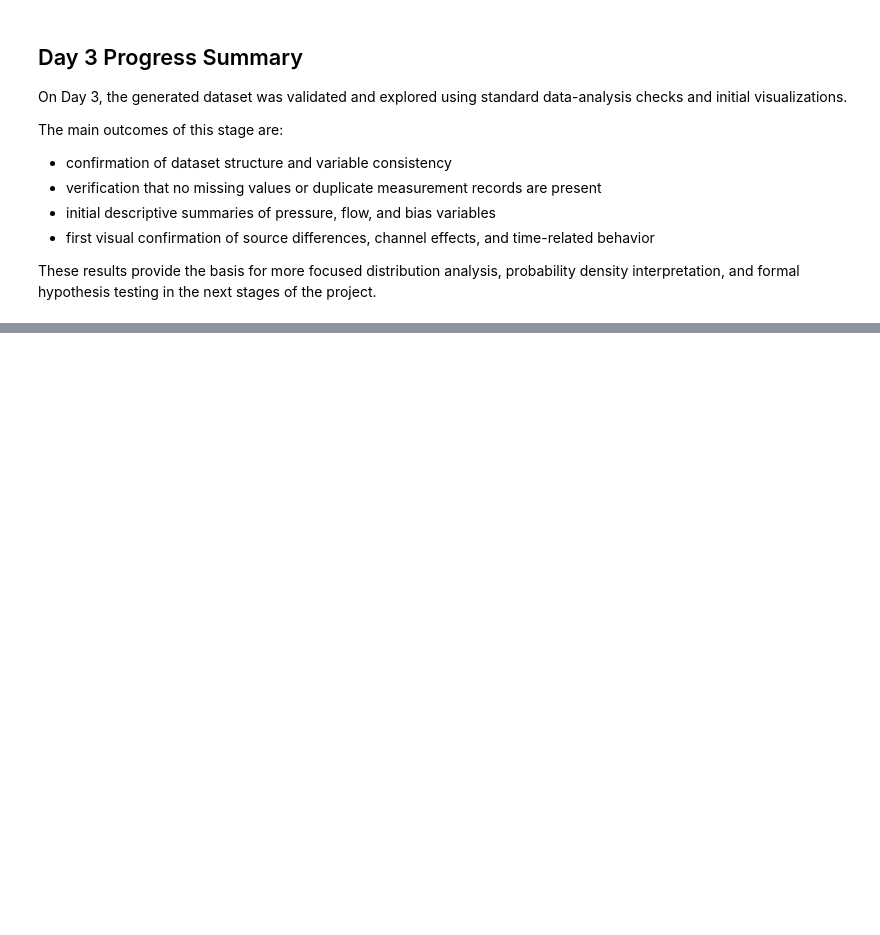
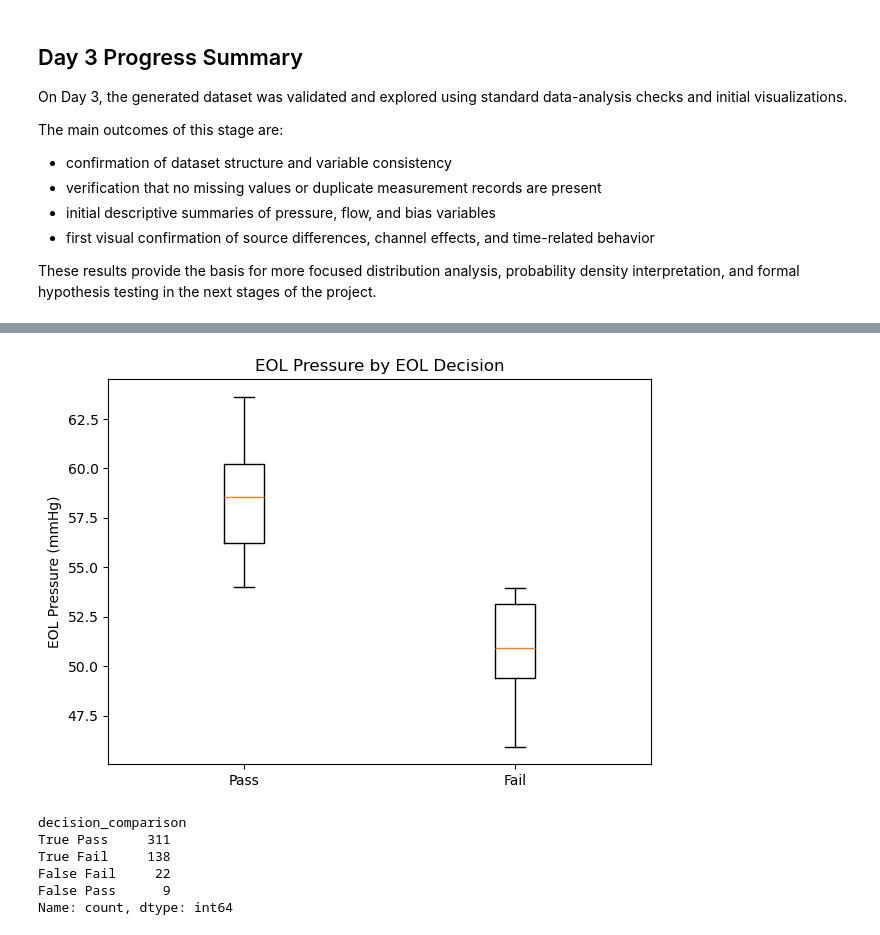
Before and after one commit to simonsvp/EOL-Measurement-System-Analysis-with-ANOVA-and-Decision-Risk, a Jupyter notebook: measurement_system_analysis.ipynb, the cells around one changed output, grey strips where cells are left out. Cells and saved outputs as stored; diff of their text form; code cells hidden in the pictures; blank space fills up the shorter version.

```diff
--- a/measurement_system_analysis.ipynb
+++ b/measurement_system_analysis.ipynb
@@ -857,0 +914,38 @@ These results provide the basis for more focused distribution analysis, probabil
+# %%
+eol_decision_pressure = [
+    df[df["eol_decision"] == "Pass"]["eol_pressure_mmhg"],
+    df[df["eol_decision"] == "Fail"]["eol_pressure_mmhg"]
+]
+
+plt.figure(figsize=(7, 5))
+plt.boxplot(eol_decision_pressure, tick_labels=["Pass", "Fail"])
+plt.ylabel("EOL Pressure (mmHg)")
+plt.title("EOL Pressure by EOL Decision")
+plt.show()
+# %% [output]
+[figure, added]
+# %%
+df["decision_comparison"] = np.select(
+    [
+        (df["reference_decision"] == "Pass") & (df["eol_decision"] == "Pass"),
+        (df["reference_decision"] == "Fail") & (df["eol_decision"] == "Fail"),
+        (df["reference_decision"] == "Fail") & (df["eol_decision"] == "Pass"),
+        (df["reference_decision"] == "Pass") & (df["eol_decision"] == "Fail")
+    ],
+    [
+        "True Pass",
+        "True Fail",
+        "False Pass",
+        "False Fail"
+    ],
+    default="Other"
+)
+
+df["decision_comparison"].value_counts()
+# %% [output]
+decision_comparison
+True Pass     311
+True Fail     138
+False Fail     22
+False Pass      9
+Name: count, dtype: int64
```
Also changed, not shown: parts of 22 cells of this notebook.
